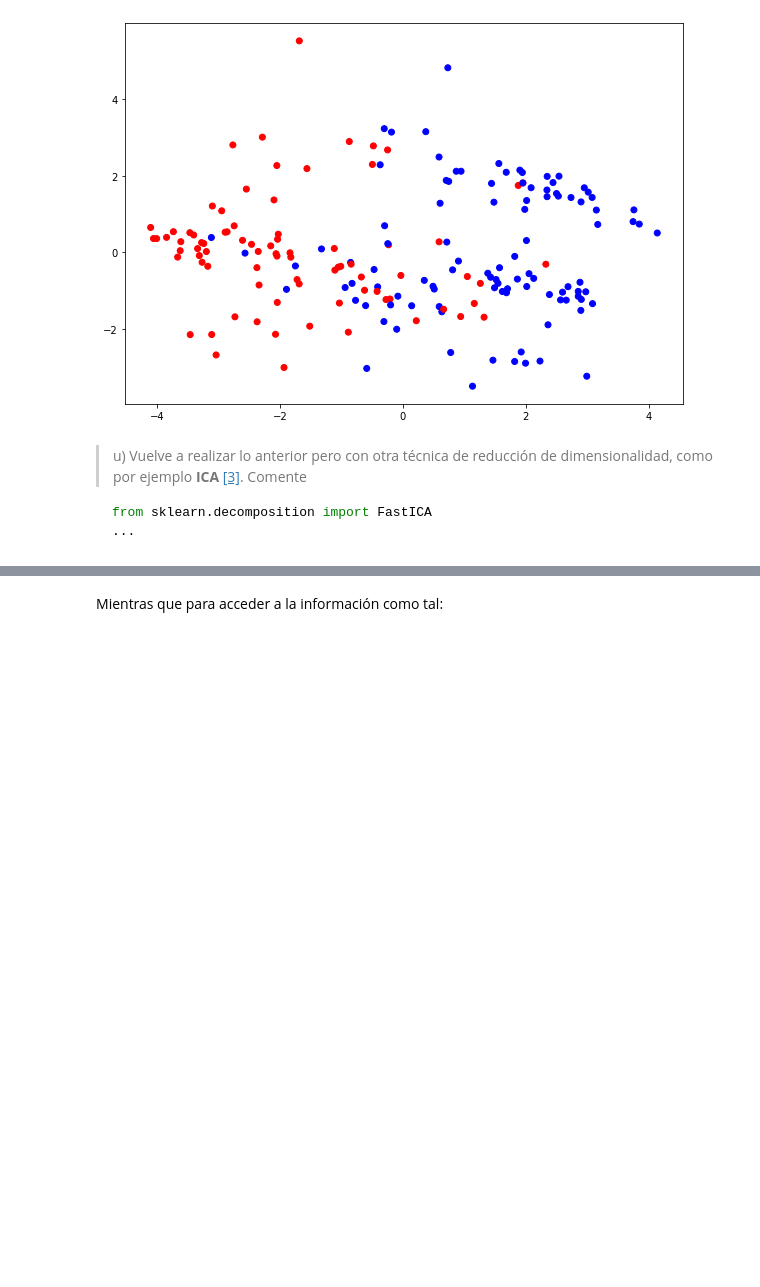
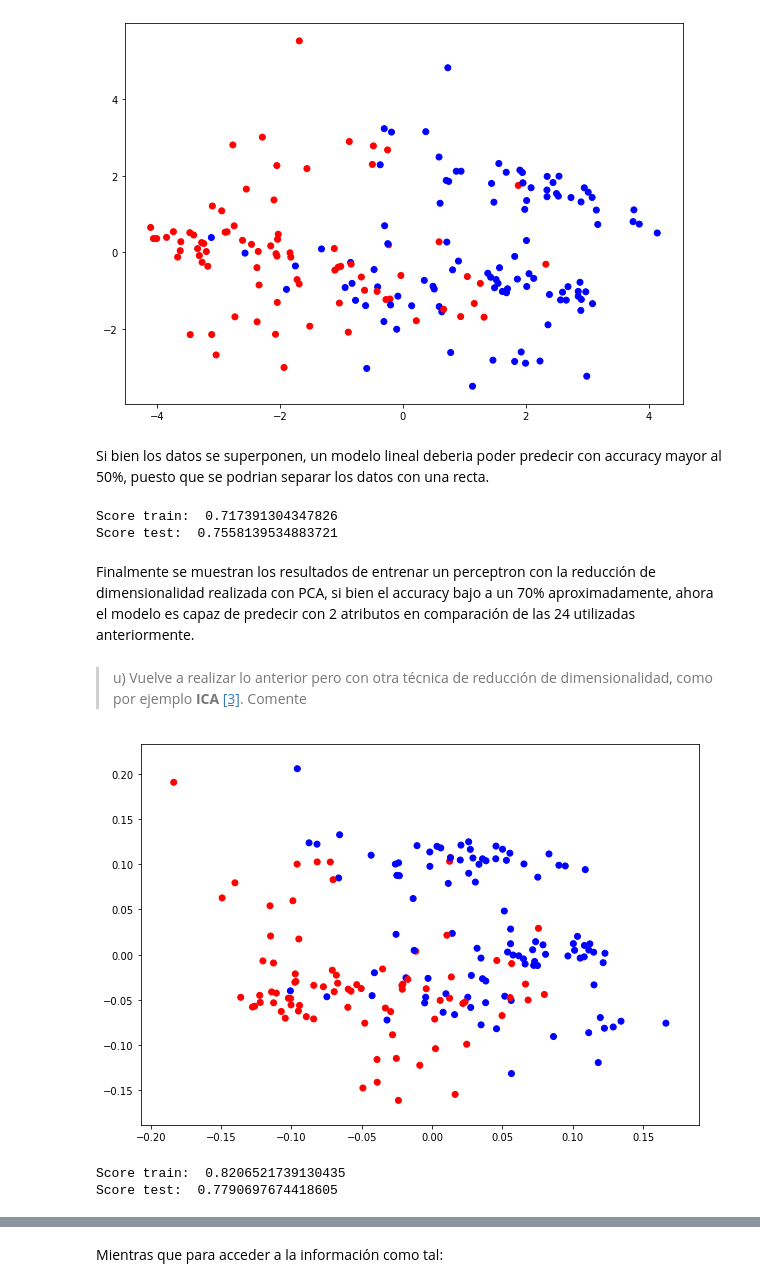
Before and after one commit to jpcastillog/Tarea1ML, a Jupyter notebook: Tarea1ML.ipynb, the cells around one changed output, grey strips where cells are left out. Cells and saved outputs as stored; diff of their text form; code cells hidden in the pictures; blank space fills up the shorter version.

````diff
--- a/Tarea1ML.ipynb
+++ b/Tarea1ML.ipynb
@@ -864,9 +782,46 @@ plt.scatter(X_pca_train[:,0], X_pca_train[:,1], color = color)
 plt.show()
 # %% [output]
 [figure]
+# %% [markdown]
+Si bien los datos se superponen, un modelo lineal deberia poder predecir con accuracy mayor al 50%, puesto que se podrian separar los datos con una recta.
+# %%
+model = Perceptron(fit_intercept=True, eta0=1.0, max_iter=1000, n_jobs=-1)
+model.fit(X_pca_train, class_label_train)
+
+pred_train = model.predict(X_pca_train)
+pred_test = model.predict(X_pca_test)
+
+print("Score train: ",accuracy_score(class_label_train, pred_train))
+print("Score test: ",accuracy_score(class_label_test, pred_test))
+# %% [output]
+Score train:  0.717391304347826
+Score test:  0.7558139534883721
+# %% [markdown]
+Finalmente se muestran los resultados de entrenar un perceptron con la reducción de dimensionalidad realizada con PCA, si bien el accuracy bajo a un 70% aproximadamente, ahora el modelo es capaz de predecir con 2 atributos en comparación de las 24 utilizadas anteriormente.
 # %% [markdown]
 > u) Vuelve a realizar lo anterior pero con otra técnica de reducción de dimensionalidad, como por ejemplo **ICA** [[3]](#refs). Comente
-```python
-from sklearn.decomposition import FastICA
-...
-```
+# %%
+from sklearn.decomposition import FastICA
+
+transformer = FastICA(n_components=2)
+X_fica_train = transformer.fit_transform(Xstd_train)
+X_fica_test = transformer.fit_transform(Xstd_test)
+
+
+plt.figure(figsize=(10,7))
+plt.scatter(X_fica_train[:,0], X_fica_train[:,1], color = color)
+plt.show()
+# %% [output]
+[figure, added]
+# %%
+model = Perceptron(fit_intercept=True, eta0=1.0, max_iter=1000, n_jobs=-1)
+model.fit(X_fica_train, class_label_train)
+
+pred_train = model.predict(X_fica_train)
+pred_test = model.predict(X_fica_test)
+
+print("Score train: ",accuracy_score(class_label_train, pred_train))
+print("Score test: ",accuracy_score(class_label_test, pred_test))
+# %% [output]
+Score train:  0.8206521739130435
+Score test:  0.7790697674418605
````
Also changed, not shown: parts of 23 cells of this notebook.
